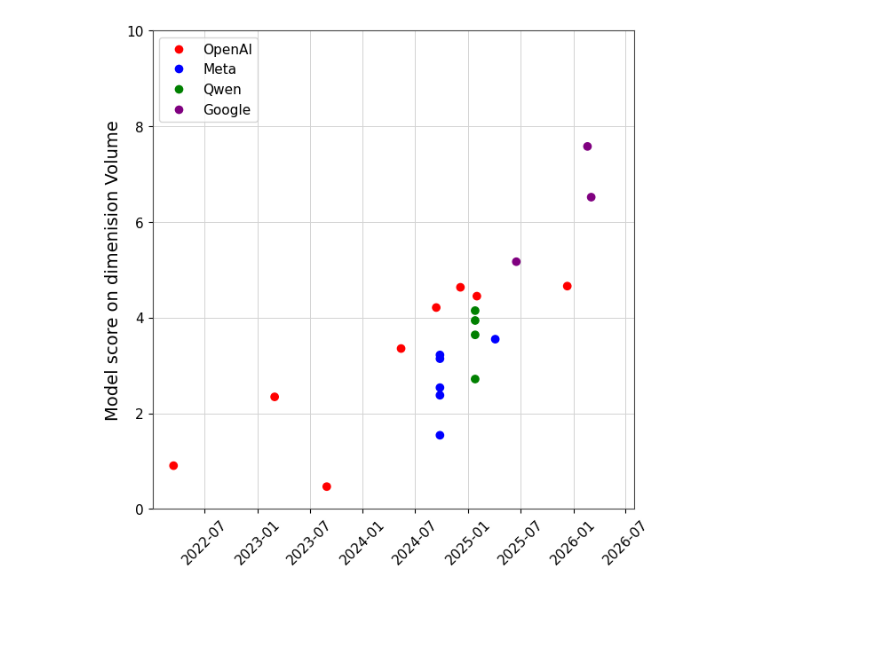
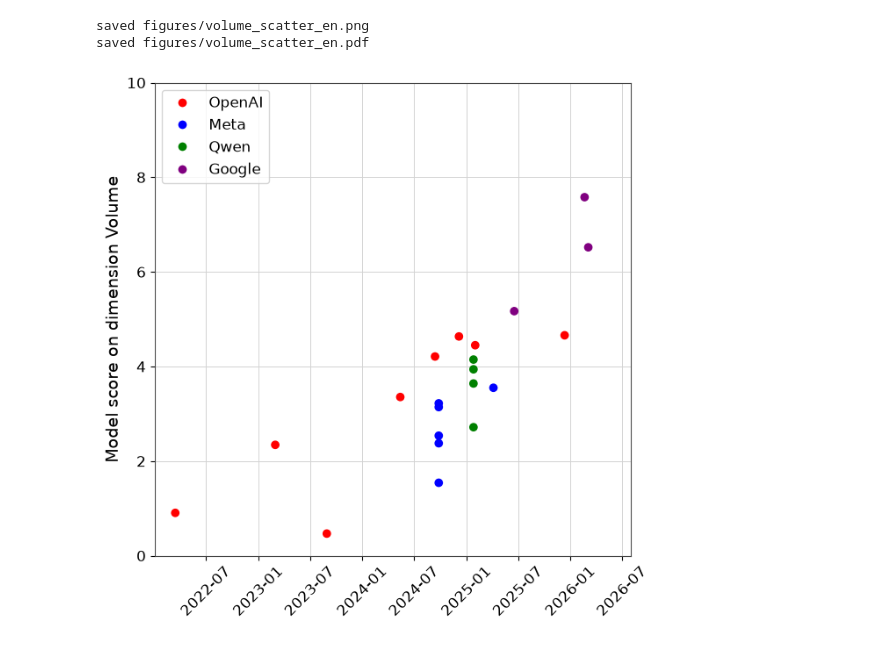
Before and after one commit to General-Purpose-AI-Policy-Lab/adele-extension, a Jupyter notebook: Trends.ipynb, the cells around one changed output. Saved outputs shown, nothing was run; the diff lists cells and outputs as text; code cells hidden in the pictures; blank space fills up the shorter version.

```diff
--- a/Trends.ipynb
+++ b/Trends.ipynb
@@ -98,32 +154,36 @@ plt.rcParams.update({
     'axes.linewidth': 0.8,
 })
 # %%
-"""This cell generates fig 5 of our post"""
+"""This cell generates figure 2 of our post"""
 demand_groups = list(reduced_profiles_df.columns)
 demand_groups.remove('Date')
 release_dates = reduced_profiles_df['Date'].values
 model_names = list(reduced_profiles_df.index)
 xs = release_dates
 ys = reduced_profiles_df['VO'].values
 colors = [corpo_color_map[corporations[x]]  for x in model_names]
 fig, ax = plt.subplots(1, 1, figsize=(7, 7), sharex=True, sharey=True)
 ax.scatter(xs, ys, zorder=3, c=colors)
 x_end = pd.Timestamp("2026-08-01")
 ax.set_xlim(ax.get_xlim()[0], mdates.date2num(x_end))
 xlim = ax.get_xlim()
 xlim_dates = [d.replace(tzinfo=None) for d in mdates.num2date(xlim)]
 x_lo, x_hi = [(pd.Timestamp(d) - pd.to_datetime("2022-01-01")).total_seconds() / (3600 * 24 * 365.25) for d in xlim_dates]
 ax.set_ylim(0,10)
 ax.grid(True, color='lightgrey', linewidth=0.7, zorder=0)
 ax.set_axisbelow(True)
-ax.tick_params(axis='x', rotation=45)
-ax.set_ylabel('Model score on dimenision Volume', fontsize=14)
+ax.tick_params(axis='x', rotation=45, labelsize=12)
+ax.tick_params(axis='y', labelsize=12)
+ax.set_ylabel(labels['ylabel_volume'], fontsize=14)
 handles = [Line2D([0], [0], marker='o', color='w', markerfacecolor=color, markersize=8, label=name)
            for name, color in corpo_color_map.items()]
-ax.legend(loc='upper left', handles=handles)
+ax.legend(loc='upper left', handles=handles, fontsize=12)
+save_figure(fig, 'volume_scatter')
 plt.show()
 # %% [output]
+saved figures/volume_scatter_en.png
+saved figures/volume_scatter_en.pdf
-[figure, old version]
+[figure, new version]
 # %%
 """Choose colors that differ maximally from those used for the points on the scatterplot. These colors will be used to display GP regression and TIMSS baselines"""
 corpo_colors_rgb = [np.array(mcolors.to_rgb(c)) for c in set(corpo_color_map.values())]
```
Also changed, not shown: parts of 6 cells of this notebook, 22 other files.
